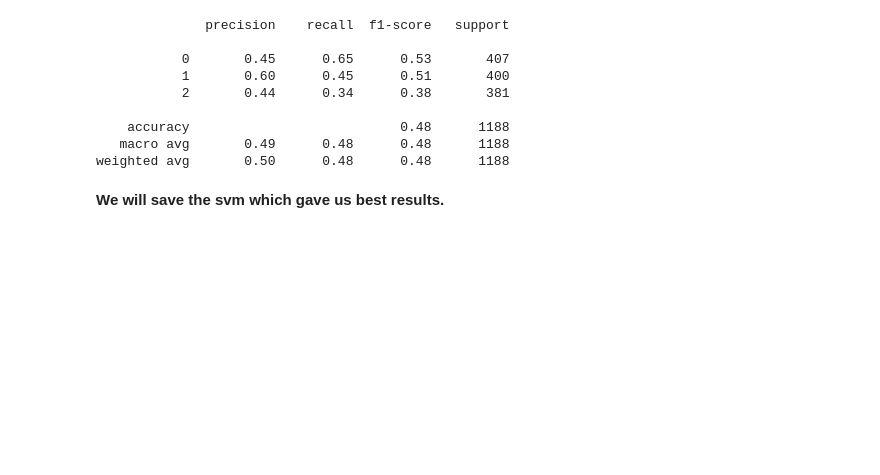
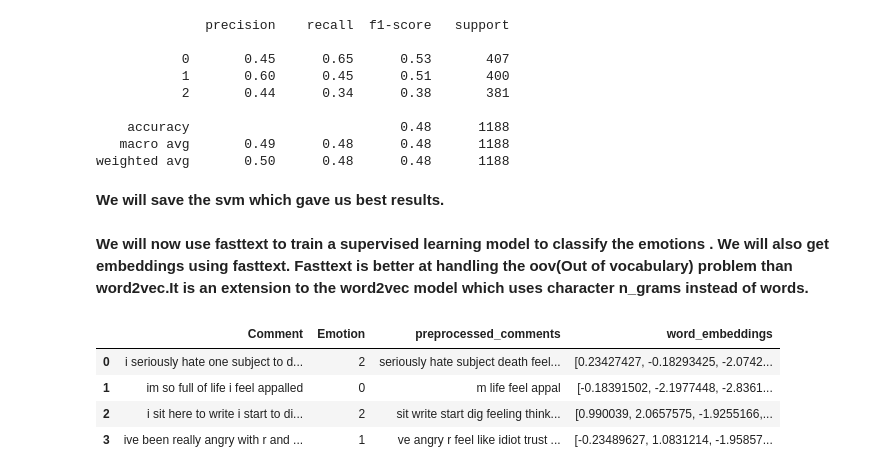
Before and after one commit to Darshan-Thakar/NLP_and_ML_projects, a Jupyter notebook: CommentsEmotionClassifier.ipynb, the cells around one changed output. Drawn from its saved outputs; the diff is of its cells as text; code cells hidden in the pictures; blank space fills up the shorter version.

```diff
--- a/CommentsEmotionClassifier.ipynb
+++ b/CommentsEmotionClassifier.ipynb
@@ -398,3 +401,13 @@ import pickle
 
 with open("emotions_model","wb") as fb:
   pickle.dump(svm,fb);
+# %% [markdown]
+**We will now use fasttext to train a supervised learning model to classify the emotions . We will also get embeddings using fasttext. Fasttext is better at handling the oov(Out of vocabulary) problem than word2vec.It is an extension to the word2vec model which uses character n_grams instead of words.**
+# %%
+df.head(4)
+# %% [output]
+|  | Comment | Emotion | preprocessed_comments | word_embeddings |
+| 0 | i seriously hate one subject to d... | 2 | seriously hate subject death feel... | [0.23427427, -0.18293425, -2.0742... |
+| 1 | im so full of life i feel appalled | 0 | m life feel appal | [-0.18391502, -2.1977448, -2.8361... |
+| 2 | i sit here to write i start to di... | 2 | sit write start dig feeling think... | [0.990039, 2.0657575, -1.9255166,... |
+| 3 | ive been really angry with r and ... | 1 | ve angry r feel like idiot trust ... | [-0.23489627, 1.0831214, -1.95857... |
```
Also changed, not shown: parts of 30 cells of this notebook.
